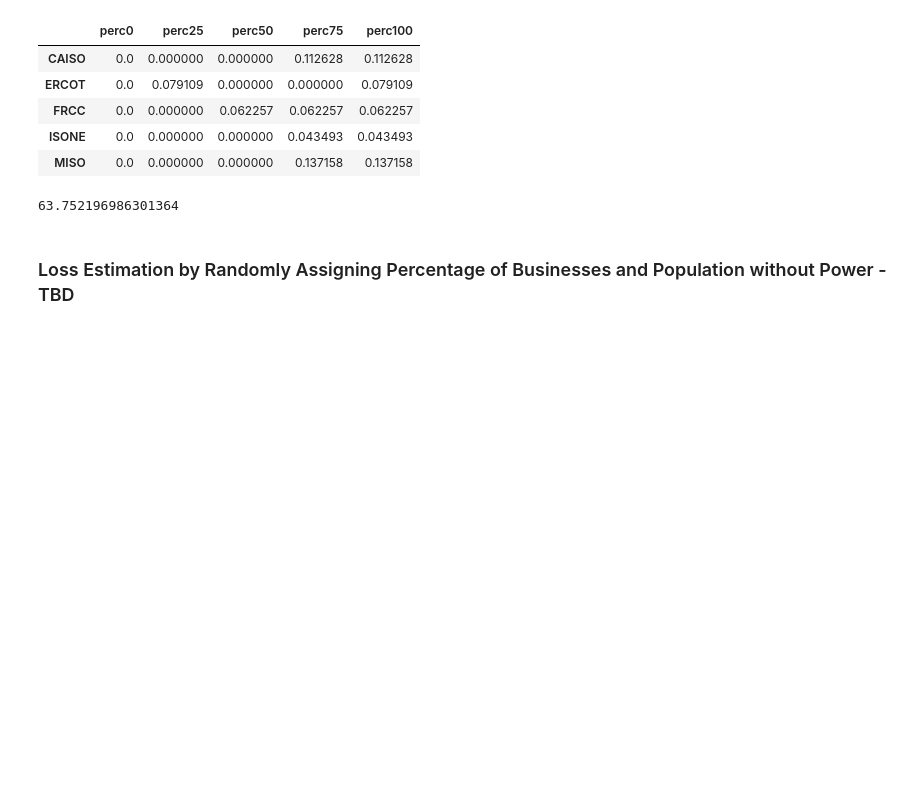
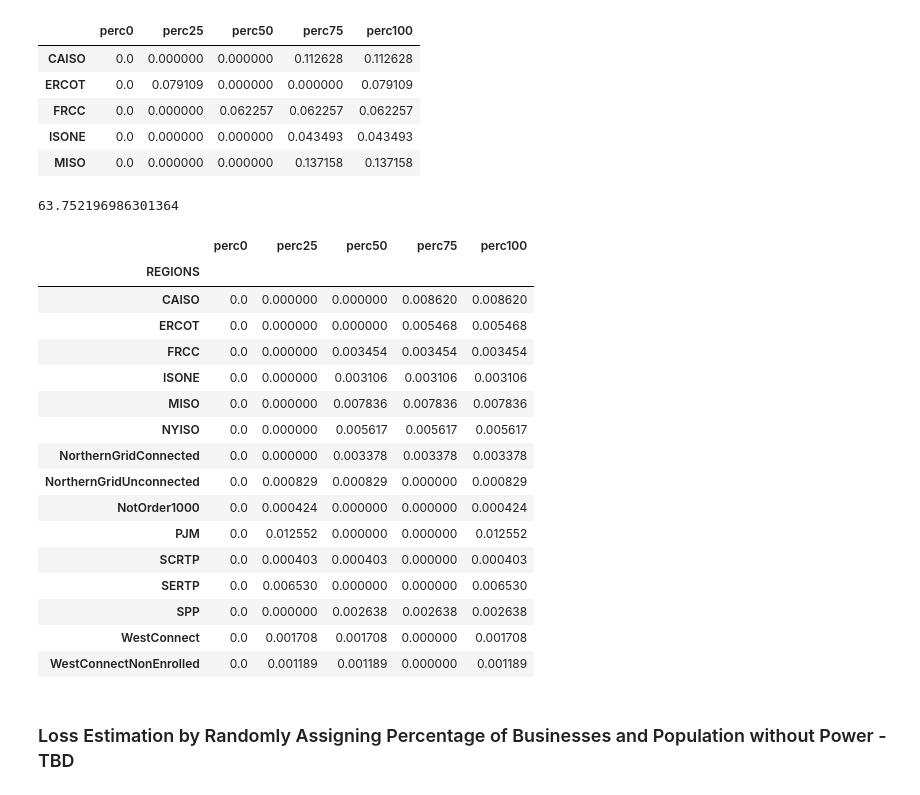
Before and after one commit to denniesbor/spwio, a Jupyter notebook: notebooks/scenario_modeling.ipynb, the cells around one changed output. Drawn from its saved outputs; the diff is of its cells as text; code cells hidden in the pictures; blank space fills up the shorter version.

```diff
--- a/notebooks/scenario_modeling.ipynb
+++ b/notebooks/scenario_modeling.ipynb
@@ -376,10 +376,10 @@ est_pop_df.to_csv(os.path.join(data_path,"regions_est_pop_scenarios.csv"))
 
 #  Establishments without power
 est_binary = regions_perc_df_est.copy()
-est_binary[cols] = est_binary[cols].ne(0).astype(int)
+est_binary = est_binary.ne(0).astype(int)
 
 # GDP shock due to loss of power for a given number of establishments in grid regions
-gdp_loss_est_df = est_binary.apply(lambda row: row * df_index.loc[row.name, 'DailyGDP'], axis=1) * (total_gdp/365) / 1000000
+gdp_loss_est_df = est_binary.apply(lambda row: row * df_index.loc[row.name, 'DailyGDP'], axis=1) * (total_gdp/365) / 1000
 
 # population without power for a given set of est scenarios without power
 pop_est_df = est_binary.apply(lambda row: row * df_index.loc[row.name, 'POP20'], axis=1) / 1000000
@@ -387,6 +387,26 @@ pop_est_df = est_binary.apply(lambda row: row * df_index.loc[row.name, 'POP20'],
 # Save the dfs for given population scenarios
 gdp_loss_est_df.to_csv(os.path.join(data_path,"regions_gdp_loss_est_scenarios.csv"))
 pop_est_df.to_csv(os.path.join(data_path,"regions_pop_est_loss_scenarios.csv"))
+# %%
+gdp_loss_est_df
+# %% [output]
+|  | perc0 | perc25 | perc50 | perc75 | perc100 |
+| REGIONS |  |  |  |  |  |
+| CAISO | 0.0 | 0.000000 | 0.000000 | 0.008620 | 0.008620 |
+| ERCOT | 0.0 | 0.000000 | 0.000000 | 0.005468 | 0.005468 |
+| FRCC | 0.0 | 0.000000 | 0.003454 | 0.003454 | 0.003454 |
+| ISONE | 0.0 | 0.000000 | 0.003106 | 0.003106 | 0.003106 |
+| MISO | 0.0 | 0.000000 | 0.007836 | 0.007836 | 0.007836 |
+| NYISO | 0.0 | 0.000000 | 0.005617 | 0.005617 | 0.005617 |
+| NorthernGridConnected | 0.0 | 0.000000 | 0.003378 | 0.003378 | 0.003378 |
+| NorthernGridUnconnected | 0.0 | 0.000829 | 0.000829 | 0.000000 | 0.000829 |
+| NotOrder1000 | 0.0 | 0.000424 | 0.000000 | 0.000000 | 0.000424 |
+| PJM | 0.0 | 0.012552 | 0.000000 | 0.000000 | 0.012552 |
+| SCRTP | 0.0 | 0.000403 | 0.000403 | 0.000000 | 0.000403 |
+| SERTP | 0.0 | 0.006530 | 0.000000 | 0.000000 | 0.006530 |
+| SPP | 0.0 | 0.000000 | 0.002638 | 0.002638 | 0.002638 |
+| WestConnect | 0.0 | 0.001708 | 0.001708 | 0.000000 | 0.001708 |
+| WestConnectNonEnrolled | 0.0 | 0.001189 | 0.001189 | 0.000000 | 0.001189 |
 # %%
 # combine dataframes and export to JSON file
 data = {
```
Also changed, not shown: parts of 1 cell of this notebook.
